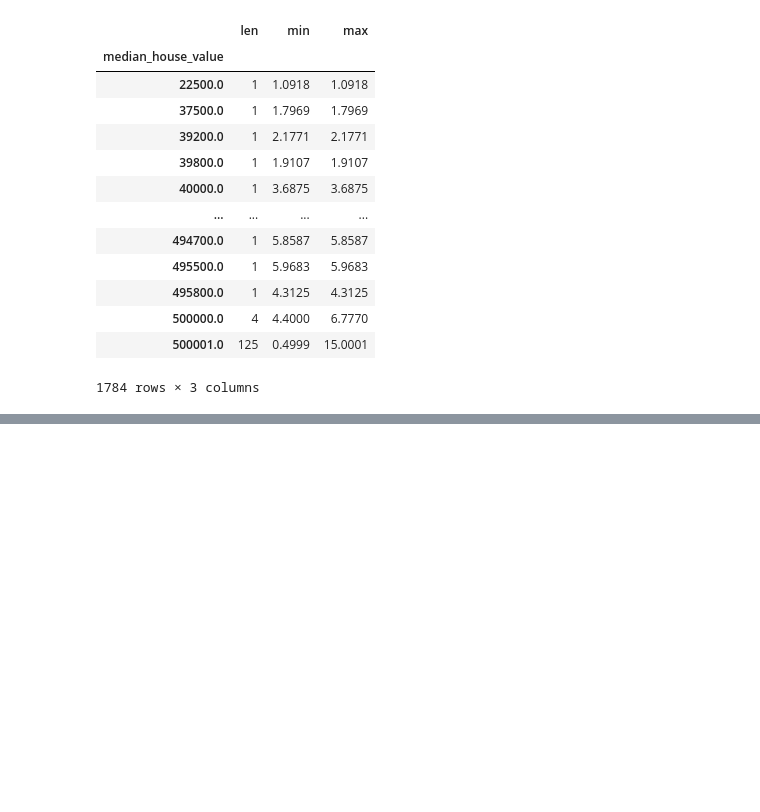
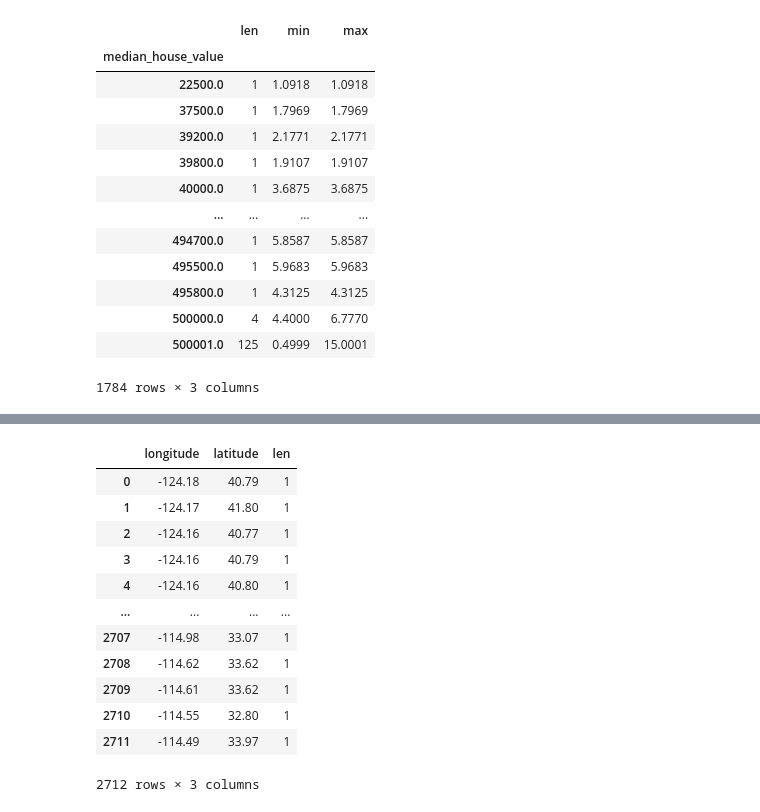
Before and after one commit to helloitsdaksh/Pandas_A-Z_cheatsheet, a Jupyter notebook: Pandas_Cheatsheet.ipynb, the cells around one changed output, grey strips where cells are left out. Drawn from its saved outputs; the diff is of its cells as text; code cells hidden in the pictures; blank space fills up the shorter version.

```diff
--- a/Pandas_Cheatsheet.ipynb
+++ b/Pandas_Cheatsheet.ipynb
@@ -583,0 +586,3 @@ df.groupby(['median_house_value']).median_income.agg([len, min, max])
+# %%
+df2 = df.groupby(['longitude', 'latitude']).housing_median_age.agg([len])
+df2
@@ -583,0 +624,17 @@ df.groupby(['median_house_value']).median_income.agg([len, min, max])
+# %%
+df3 = df2.reset_index()
+df3
+# %% [output]
+|  | longitude | latitude | len |
+| 0 | -124.18 | 40.79 | 1 |
+| 1 | -124.17 | 41.80 | 1 |
+| 2 | -124.16 | 40.77 | 1 |
+| 3 | -124.16 | 40.79 | 1 |
+| 4 | -124.16 | 40.80 | 1 |
+| ... | ... | ... | ... |
+| 2707 | -114.98 | 33.07 | 1 |
+| 2708 | -114.62 | 33.62 | 1 |
+| 2709 | -114.61 | 33.62 | 1 |
+| 2710 | -114.55 | 32.80 | 1 |
+| 2711 | -114.49 | 33.97 | 1 |
+2712 rows × 3 columns
```
Also changed, not shown: parts of 12 cells of this notebook.
